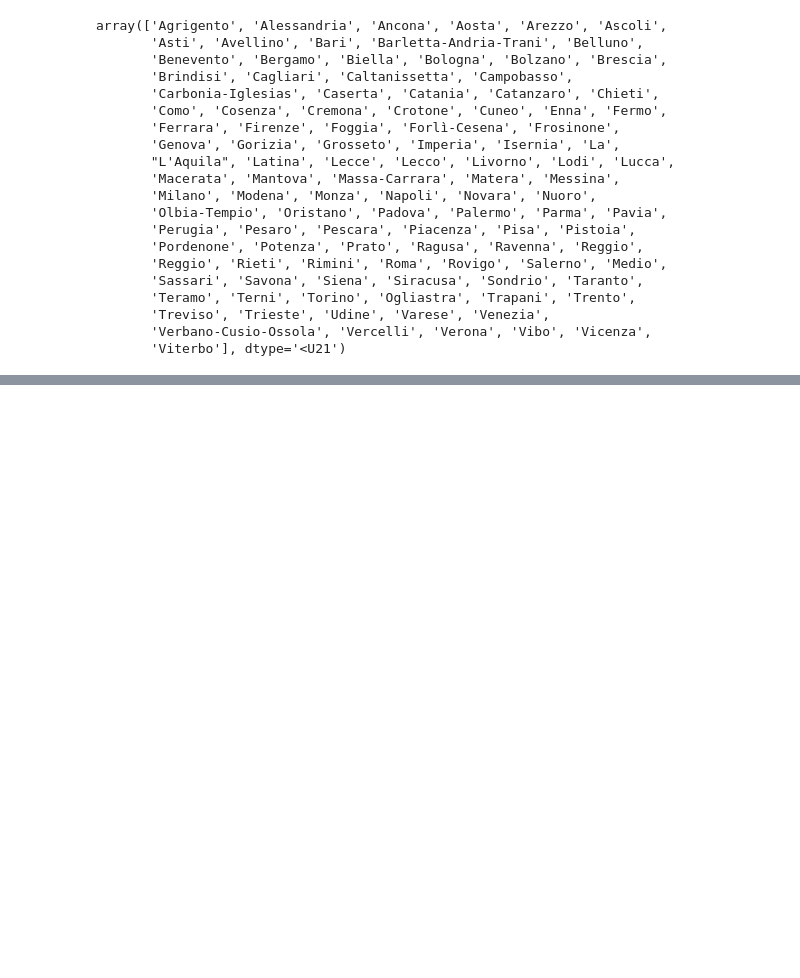
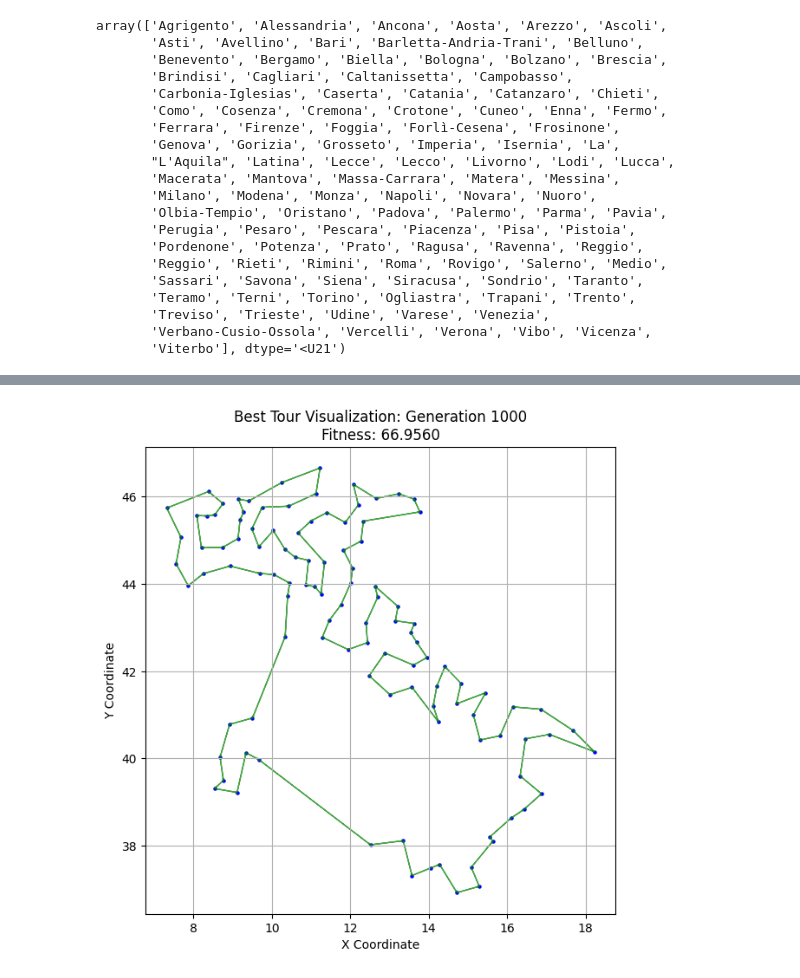
Before and after one commit to giuliagogna/NumericalSimulationLaboratory, a Jupyter notebook: Lab10/analysis10.ipynb, the cells around one changed output, grey strips where cells are left out. Saved outputs shown, nothing was run; the diff lists cells and outputs as text; code cells hidden in the pictures; blank space fills up the shorter version.

```diff
--- a/Lab10/analysis10.ipynb
+++ b/Lab10/analysis10.ipynb
@@ -39,0 +135,4 @@ plt.show()
+# %%
+plot_tour(1000, df, latitude, longitude)   # Final result after all generations (last generation)
+# %% [output]
+[figure, added]
```
Also changed, not shown: parts of 7 cells of this notebook, 3 other files.
